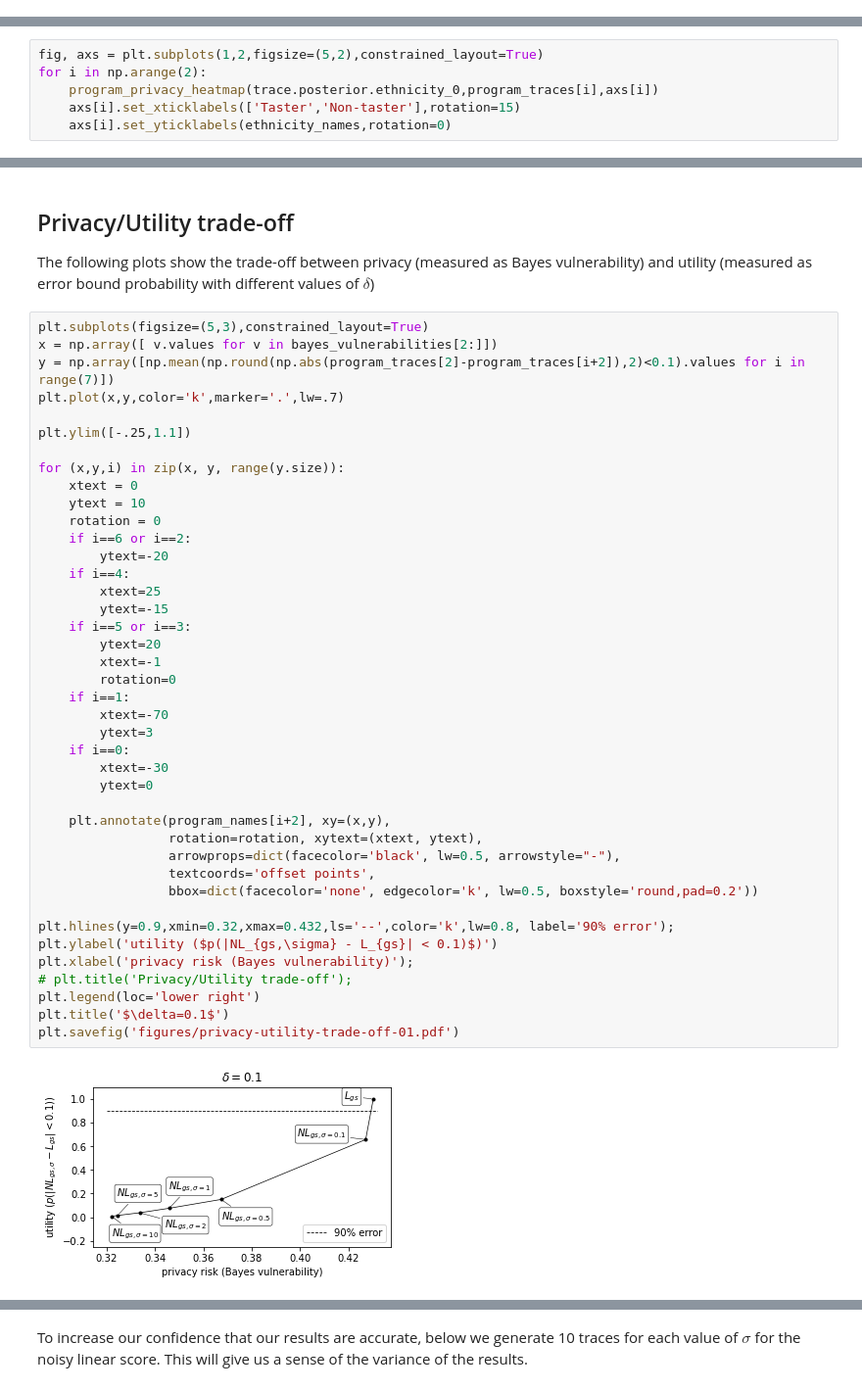
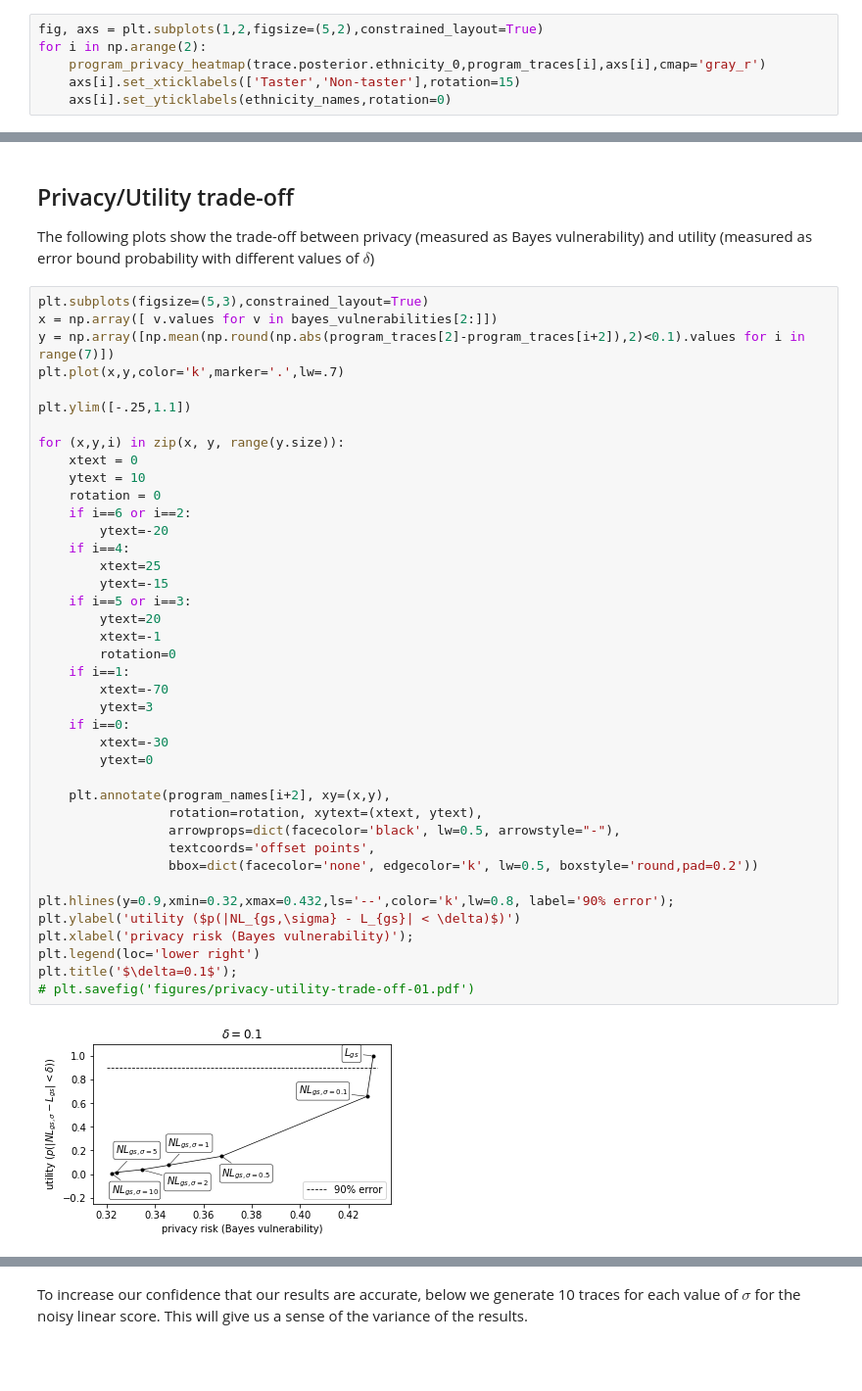
Before and after one commit to itu-square/privug-genetic-privacy, a Jupyter notebook: notebook.ipynb, the cells around one changed output, grey strips where cells are left out. Shown at 98% size. Cells and saved outputs as stored; diff of their text form; blank space fills up the shorter version.

```diff
--- a/notebook.ipynb
+++ b/notebook.ipynb
@@ -297,0 +300,6 @@ program_ids = range(len(program_names))
+# %%
+fig, axs = plt.subplots(1,2,figsize=(5,2),constrained_layout=True)
+for i in np.arange(2):
+    program_privacy_heatmap(trace.posterior.ethnicity_0,program_traces[i],axs[i],cmap='gray_r')
+    axs[i].set_xticklabels(['Taster','Non-taster'],rotation=15)
+    axs[i].set_yticklabels(ethnicity_names,rotation=0)
@@ -353,6 +395,0 @@ plt.savefig('output_privacy_noisy.pdf')
-# %%
-fig, axs = plt.subplots(1,2,figsize=(5,2),constrained_layout=True)
-for i in np.arange(2):
-    program_privacy_heatmap(trace.posterior.ethnicity_0,program_traces[i],axs[i])
-    axs[i].set_xticklabels(['Taster','Non-taster'],rotation=15)
-    axs[i].set_yticklabels(ethnicity_names,rotation=0)
@@ -724,38 +689,37 @@ plt.ylim([-.25,1.1])
 for (x,y,i) in zip(x, y, range(y.size)):
     xtext = 0
     ytext = 10
     rotation = 0
     if i==6 or i==2:
         ytext=-20
     if i==4:
         xtext=25
         ytext=-15
     if i==5 or i==3:
         ytext=20
         xtext=-1
         rotation=0
     if i==1:
         xtext=-70
         ytext=3
     if i==0:
         xtext=-30
         ytext=0
 
     plt.annotate(program_names[i+2], xy=(x,y),
                  rotation=rotation, xytext=(xtext, ytext),
                  arrowprops=dict(facecolor='black', lw=0.5, arrowstyle="-"),
                  textcoords='offset points',
                  bbox=dict(facecolor='none', edgecolor='k', lw=0.5, boxstyle='round,pad=0.2'))
 
 plt.hlines(y=0.9,xmin=0.32,xmax=0.432,ls='--',color='k',lw=0.8, label='90% error');
-plt.ylabel('utility ($p(|NL_{gs,\sigma} - L_{gs}| < 0.1)$)')
+plt.ylabel('utility ($p(|NL_{gs,\sigma} - L_{gs}| < \delta)$)')
 plt.xlabel('privacy risk (Bayes vulnerability)');
-# plt.title('Privacy/Utility trade-off');
 plt.legend(loc='lower right')
-plt.title('$\delta=0.1$')
-plt.savefig('figures/privacy-utility-trade-off-01.pdf')
+plt.title('$\delta=0.1$');
+# plt.savefig('figures/privacy-utility-trade-off-01.pdf')
 # %% [output]
-[figure, old version]
+[figure, new version]
 # %%
 plt.subplots(figsize=(5,3),constrained_layout=True)
 x = np.array([ v.values for v in bayes_vulnerabilities[2:]])
```
Also changed, not shown: parts of 34 cells of this notebook.
